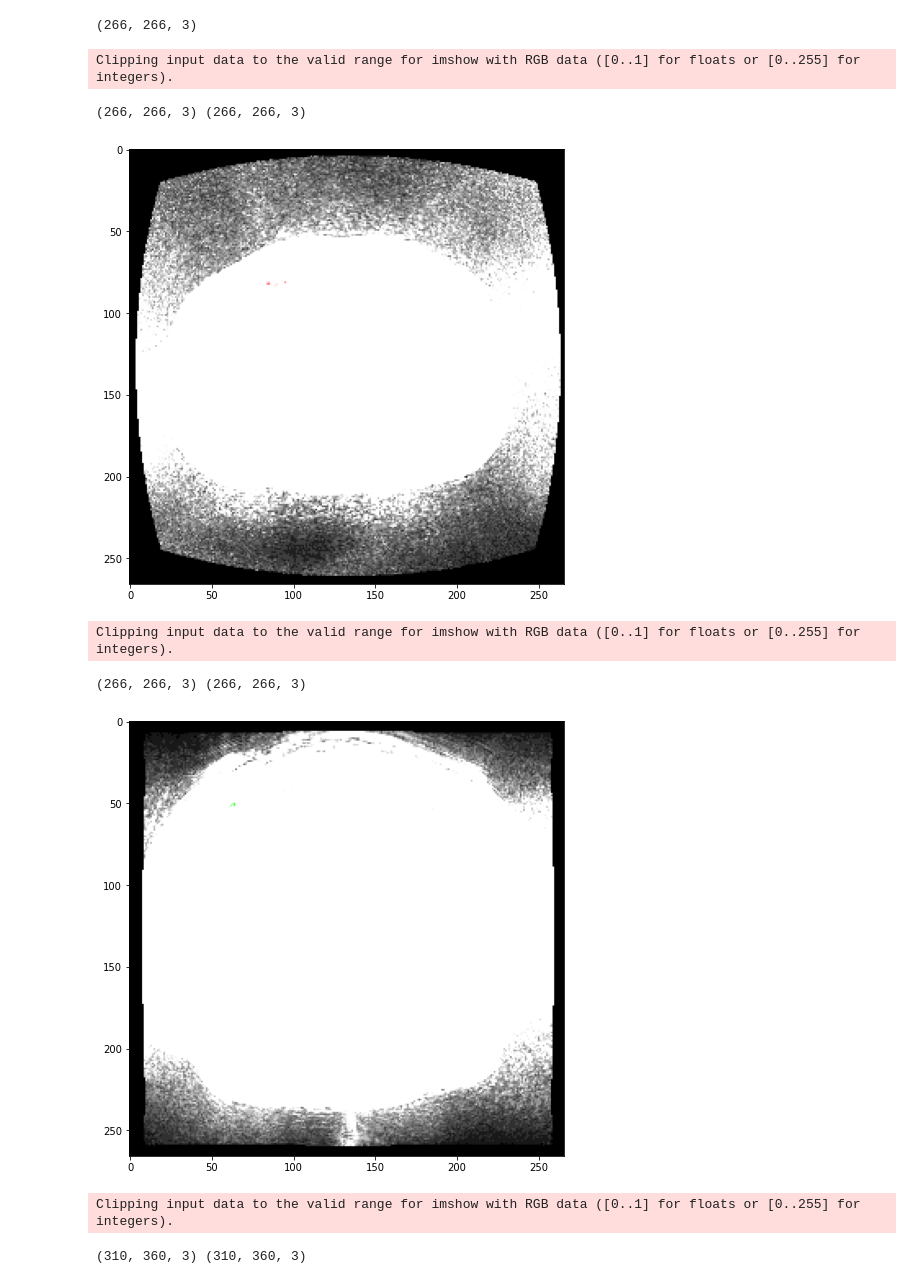
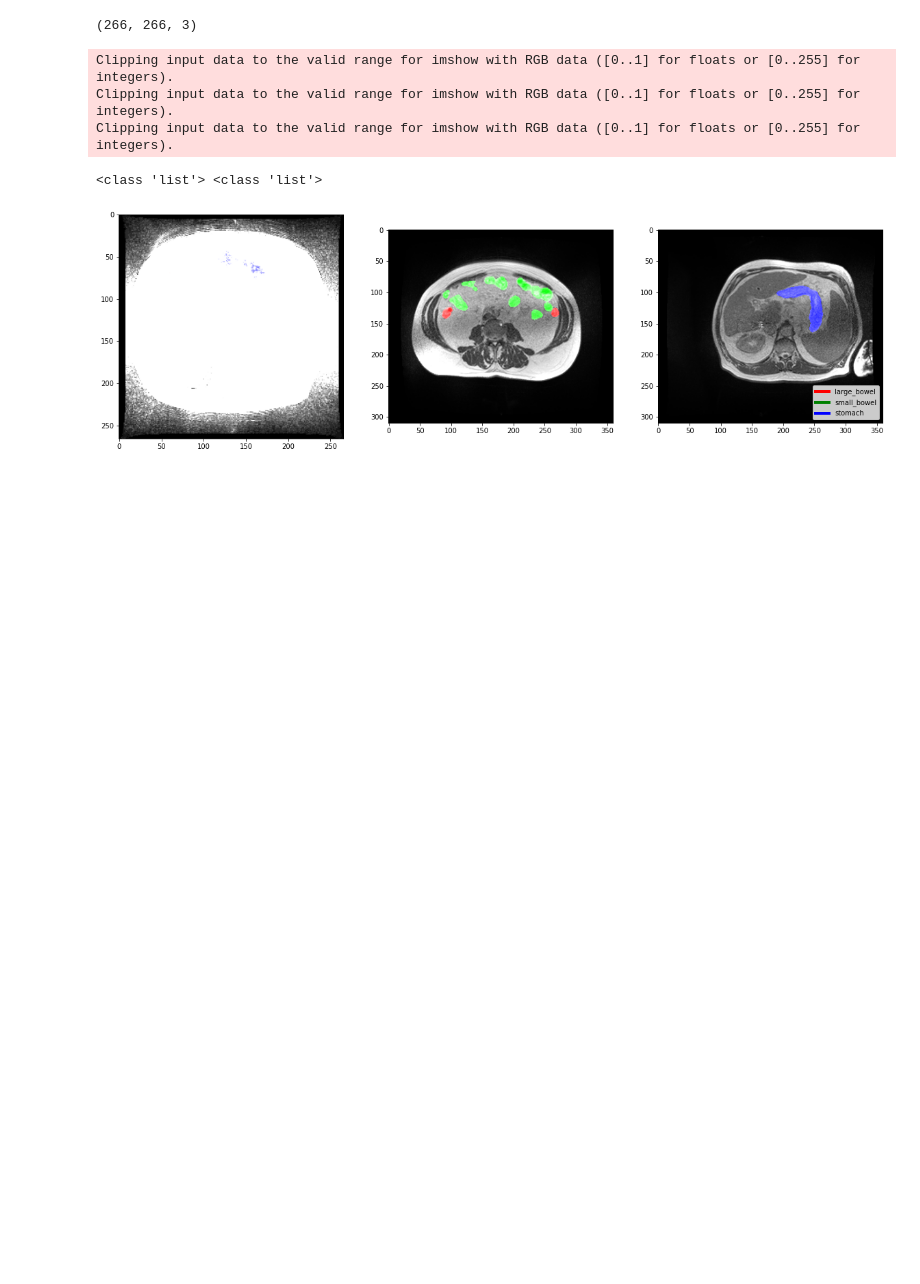
Before and after one commit to davidfu0826/UWMGI2022_Segmentation, a Jupyter notebook: notebooks/01_visualize_masks.ipynb, the cells around one changed output. Saved outputs shown, nothing was run; the diff lists cells and outputs as text; code cells hidden in the pictures; blank space fills up the shorter version.

Commit message:
Finished visualizing masks

```diff
--- a/notebooks/01_visualize_masks.ipynb
+++ b/notebooks/01_visualize_masks.ipynb
@@ -45,24 +46,50 @@ def plot_1d_img_3d_mask(img, mask):
     print(plt_img.shape, mask.shape)
     plt_img[mask>0] = 255
     plt.imshow(plt_img)
+
+    custom_lines = [
+        Line2D([0], [0], color="red", lw=4),
+        Line2D([0], [0], color="green", lw=4),
+        Line2D([0], [0], color="blue", lw=4)
+    ]
+
+    plt.legend(custom_lines, ["large_bowel", "small_bowel", "stomach"])
     plt.show()
+
+def plot_1d_imgs_3d_masks(imgs, masks):
+    assert len(imgs) == len(masks)
+    fig, axs = plt.subplots(1, len(imgs), figsize=(20,8))
+    print(type(imgs), type(masks))
+    for i, (img, mask) in enumerate(zip(imgs, masks)):
+        plt_img = img.copy()
+        plt_img = np.expand_dims(plt_img, axis=-1)
+        plt_img = np.repeat(plt_img, axis=-1, repeats=3)
+        #print(plt_img.shape, mask.shape)
+        plt_img[mask>0] = 255
+
+        axs[i].imshow(plt_img)
+
+        custom_lines = [
+            Line2D([0], [0], color="red", lw=4),
+            Line2D([0], [0], color="green", lw=4),
+            Line2D([0], [0], color="blue", lw=4)
+        ]
+        plt.legend(custom_lines, ["large_bowel", "small_bowel", "stomach"], loc=4)
+
+    plt.show()
 # %%
-
-for i in range(5):
+imgs = list()
+masks = list()
+for i in range(3):
     img_path = random.choice(img_to_plot)
     img = cv2.imread(img_path, -1)
     mask = get_mask(img_path, pivot_df)
-    try:
-        plot_1d_img_3d_mask(img, mask)
-    except:
-        print("Mask was decoded wrongly")
-        plot_1d_img_3d_mask(img, np.swapaxes(mask, 0, 1))
+    masks.append(mask)
+    imgs.append(img)
+plot_1d_imgs_3d_masks(imgs, masks)
 # %% [output]
 Clipping input data to the valid range for imshow with RGB data ([0..1] for floats or [0..255] for integers).
+Clipping input data to the valid range for imshow with RGB data ([0..1] for floats or [0..255] for integers).
+Clipping input data to the valid range for imshow with RGB data ([0..1] for floats or [0..255] for integers).
-(266, 266, 3) (266, 266, 3)
+<class 'list'> <class 'list'>
-[figure, old version]
+[figure, new version]
-Clipping input data to the valid range for imshow with RGB data ([0..1] for floats or [0..255] for integers).
-(266, 266, 3) (266, 266, 3)
-[figure, removed]
-Clipping input data to the valid range for imshow with RGB data ([0..1] for floats or [0..255] for integers).
-(310, 360, 3) (310, 360, 3)
```
Also changed, not shown: parts of 2 cells of this notebook.
